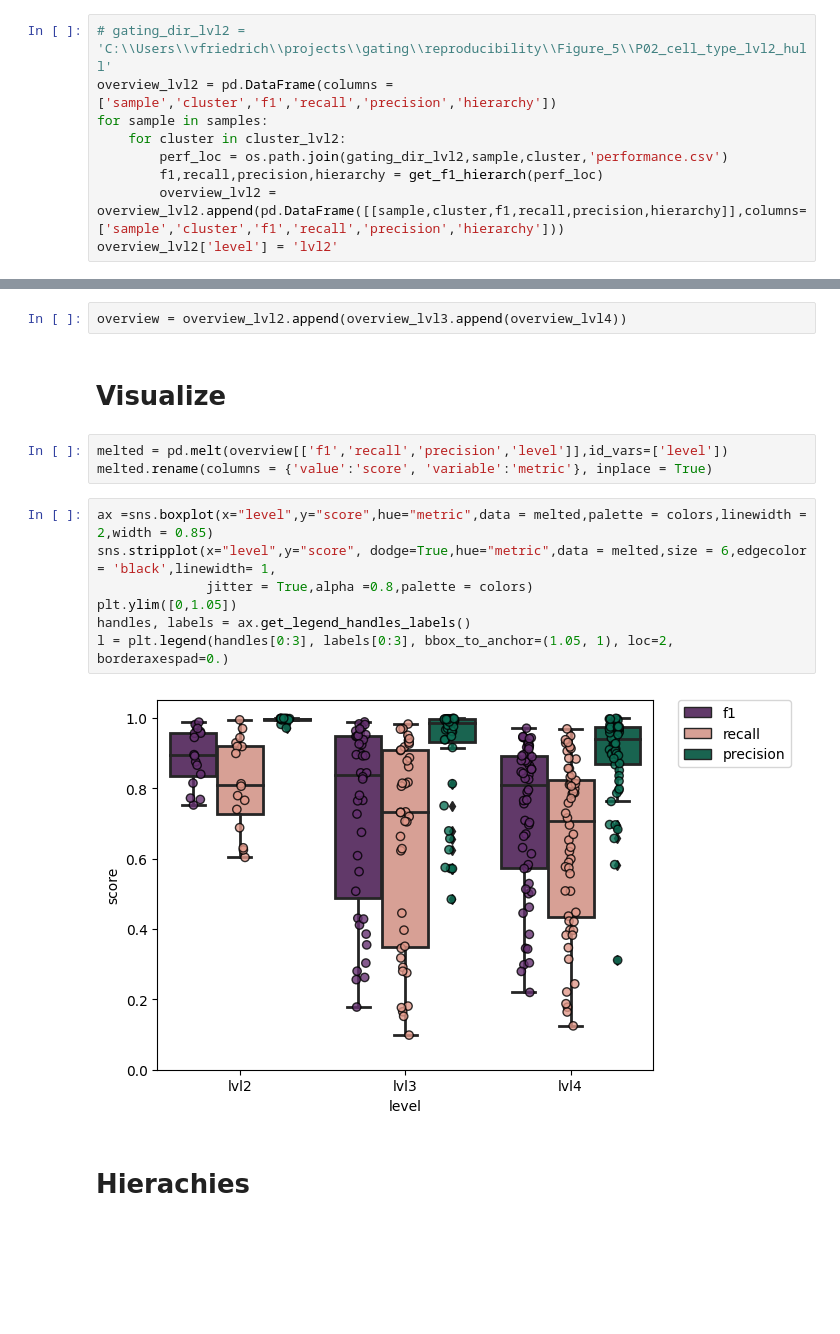
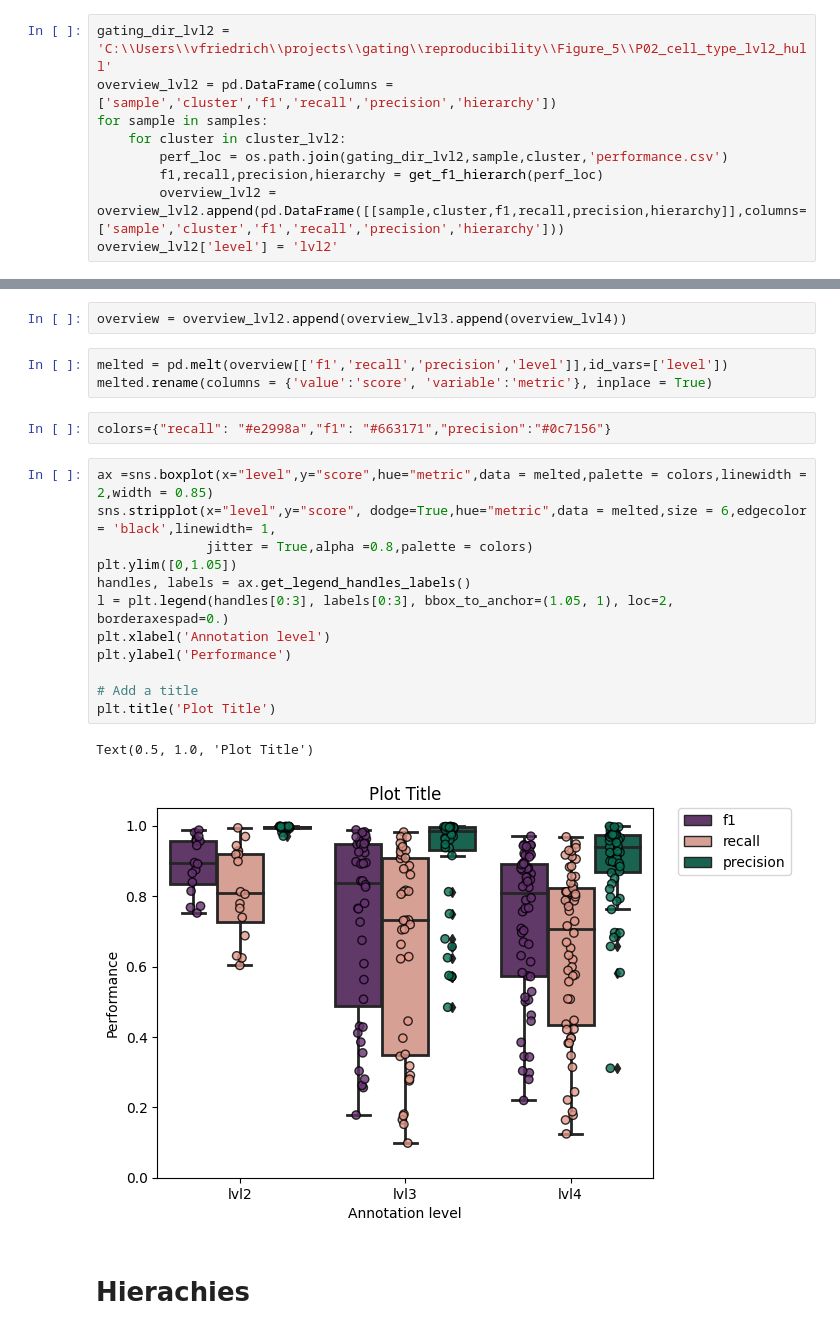
Before and after one commit to buettnerlab/reproducibility_convex_gating, a Jupyter notebook: Figure_5/P03_auswertung.ipynb, the cells around one changed output, grey strips where cells are left out. Saved outputs shown, nothing was run; the diff lists cells and outputs as text; blank space fills up the shorter version.

Commit message:
update Figure 5

```diff
--- a/Figure_5/P03_auswertung.ipynb
+++ b/Figure_5/P03_auswertung.ipynb
@@ -46,7 +46,7 @@ cluster_lvl4 = ['cluster_CCR7- CD4+ T cell',
 # %% [markdown]
 # level 2
 # %%
-# gating_dir_lvl2 = 'C:\\Users\\vfriedrich\\projects\\gating\\reproducibility\\Figure_5\\P02_cell_type_lvl2_hull'
+gating_dir_lvl2 = 'C:\\Users\\vfriedrich\\projects\\gating\\reproducibility\\Figure_5\\P02_cell_type_lvl2_hull'
 overview_lvl2 = pd.DataFrame(columns =['sample','cluster','f1','recall','precision','hierarchy'])
 for sample in samples:
     for cluster in cluster_lvl2:
@@ -82,19 +84,25 @@ to do
 # %%
 overview = overview_lvl2.append(overview_lvl3.append(overview_lvl4))
-# %% [markdown]
-# Visualize
 # %%
 melted = pd.melt(overview[['f1','recall','precision','level']],id_vars=['level'])
 melted.rename(columns = {'value':'score', 'variable':'metric'}, inplace = True)
+# %%
+colors={"recall": "#e2998a","f1": "#663171","precision":"#0c7156"}
 # %%
 ax =sns.boxplot(x="level",y="score",hue="metric",data = melted,palette = colors,linewidth = 2,width = 0.85)
 sns.stripplot(x="level",y="score", dodge=True,hue="metric",data = melted,size = 6,edgecolor = 'black',linewidth= 1,
               jitter = True,alpha =0.8,palette = colors)
 plt.ylim([0,1.05])
 handles, labels = ax.get_legend_handles_labels()
 l = plt.legend(handles[0:3], labels[0:3], bbox_to_anchor=(1.05, 1), loc=2, borderaxespad=0.)
+plt.xlabel('Annotation level')
+plt.ylabel('Performance')
+
+# Add a title
+plt.title('Plot Title')
 # %% [output]
+Text(0.5, 1.0, 'Plot Title')
-[figure, old version]
+[figure, new version]
 # %% [markdown]
 # Hierachies
 # %%
```
Also changed, not shown: parts of 20 cells of this notebook.
